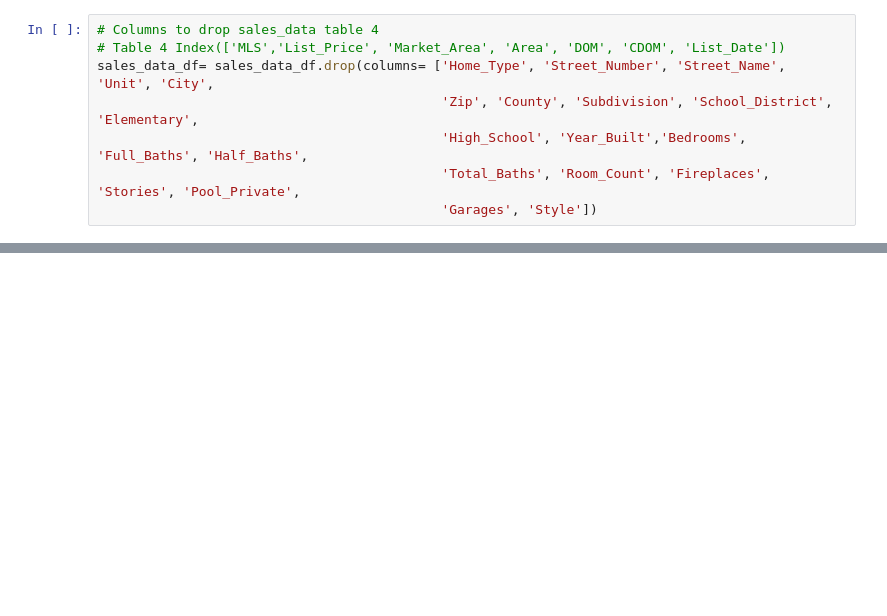
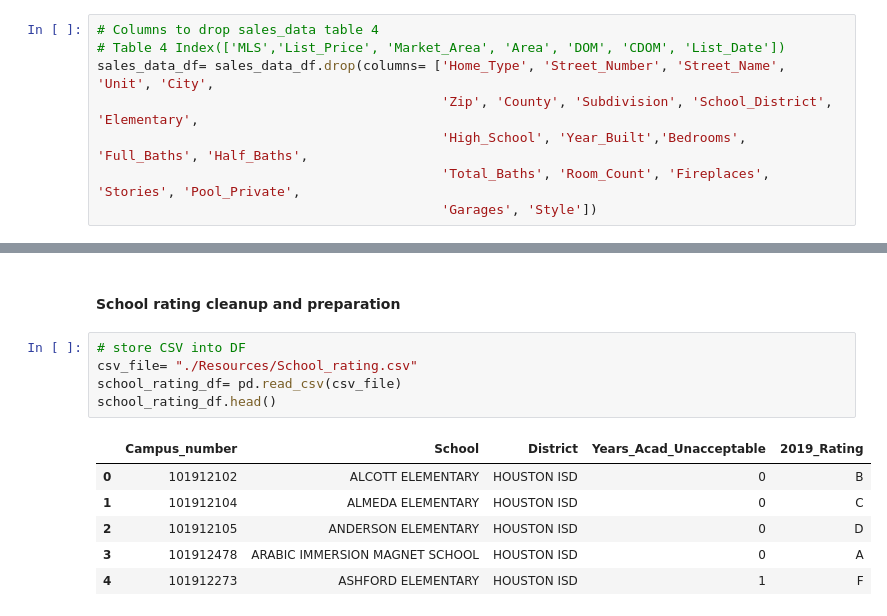
Before and after one commit to danawoodruff/ETL_Project, a Jupyter notebook: etl_project.ipynb, the cells around one changed output, grey strips where cells are left out. Cells and saved outputs as stored; diff of their text form; blank space fills up the shorter version.

Commit message:
added in line at bottom to read in school ranking

```diff
--- a/etl_project.ipynb
+++ b/etl_project.ipynb
@@ -341,0 +342,14 @@ sales_data_df.head()
+# %% [markdown]
+#### School rating cleanup and preparation
+# %%
+# store CSV into DF
+csv_file= "./Resources/School_rating.csv"
+school_rating_df= pd.read_csv(csv_file)
+school_rating_df.head()
+# %% [output]
+|  | Campus_number | School | District | Years_Acad_Unacceptable | 2019_Rating |
+| 0 | 101912102 | ALCOTT ELEMENTARY | HOUSTON ISD | 0 | B |
+| 1 | 101912104 | ALMEDA ELEMENTARY | HOUSTON ISD | 0 | C |
+| 2 | 101912105 | ANDERSON ELEMENTARY | HOUSTON ISD | 0 | D |
+| 3 | 101912478 | ARABIC IMMERSION MAGNET SCHOOL | HOUSTON ISD | 0 | A |
+| 4 | 101912273 | ASHFORD ELEMENTARY | HOUSTON ISD | 1 | F |
```
Also changed, not shown: parts of 18 cells of this notebook.
